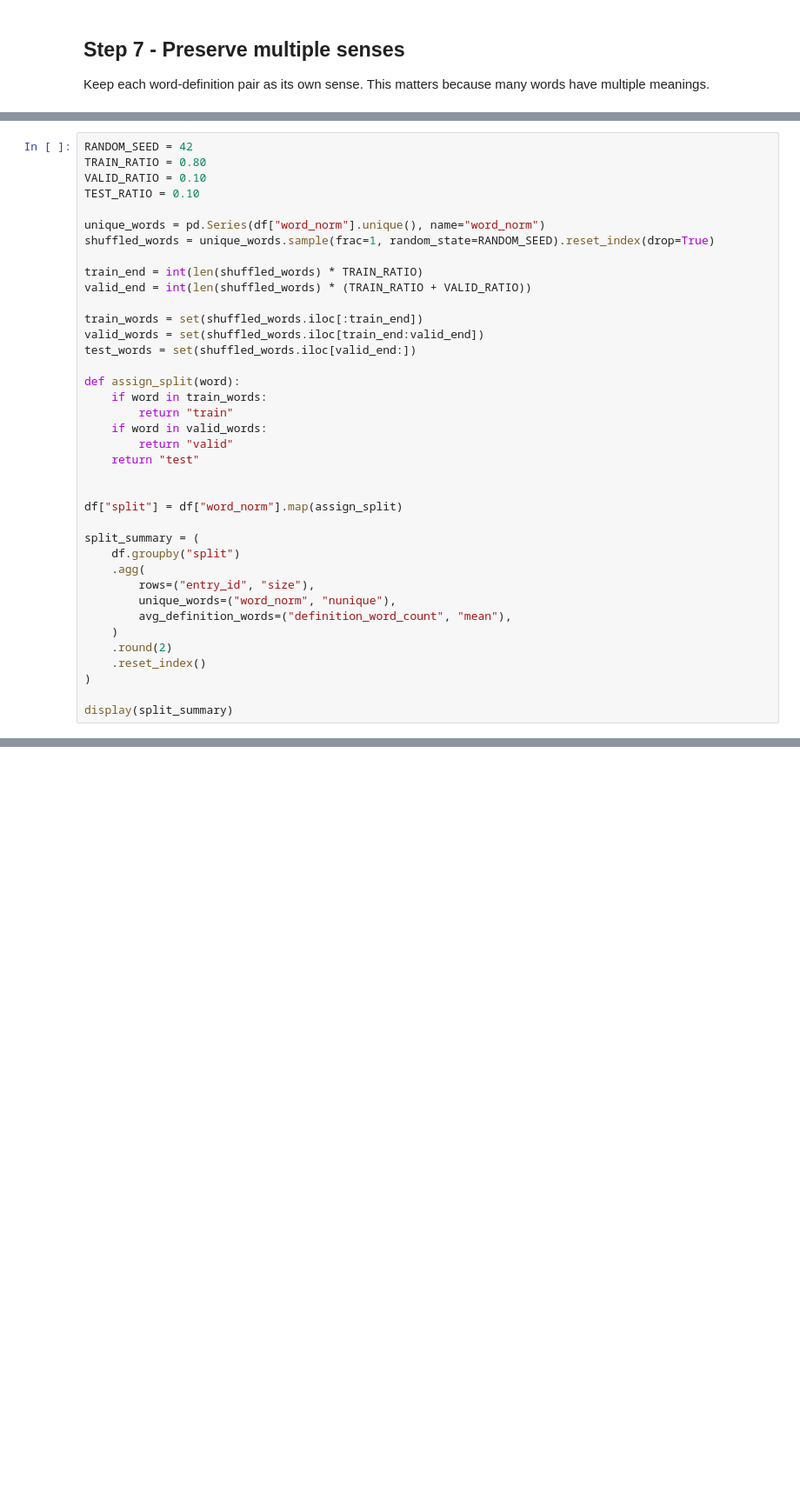
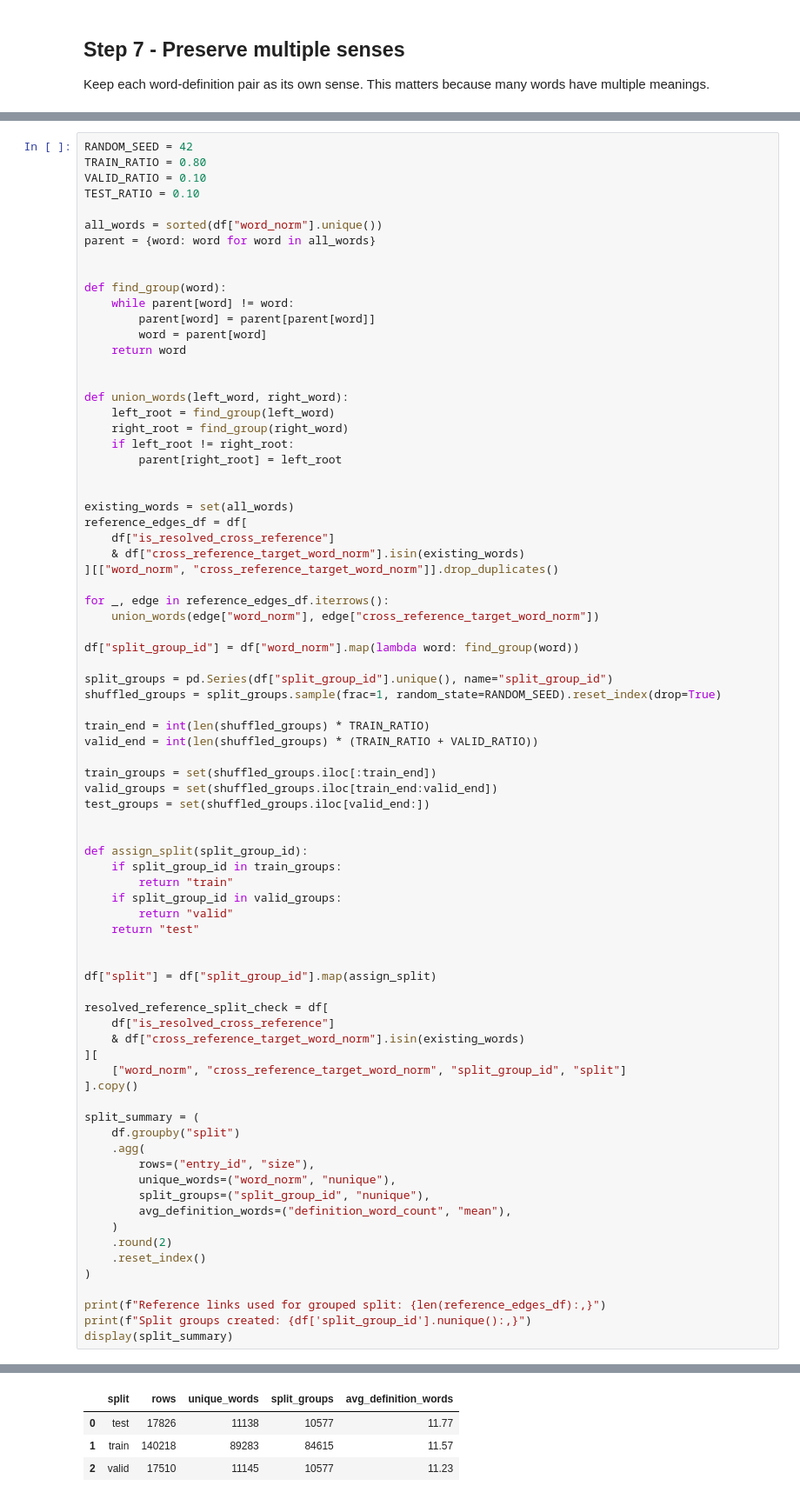
Before and after one commit to DivProC/MLCapstone_ReverseDict, a Jupyter notebook: notebooks/02_preprocessing_OPTED.ipynb, the cells around one changed output, grey strips where cells are left out. Shown at 87% size. Drawn from its saved outputs; the diff is of its cells as text; blank space fills up the shorter version.

```diff
--- a/notebooks/02_preprocessing_OPTED.ipynb
+++ b/notebooks/02_preprocessing_OPTED.ipynb
@@ -175,35 +536,76 @@ TRAIN_RATIO = 0.80
 VALID_RATIO = 0.10
 TEST_RATIO = 0.10
 
-unique_words = pd.Series(df["word_norm"].unique(), name="word_norm")
-shuffled_words = unique_words.sample(frac=1, random_state=RANDOM_SEED).reset_index(drop=True)
+all_words = sorted(df["word_norm"].unique())
+parent = {word: word for word in all_words}
 
-train_end = int(len(shuffled_words) * TRAIN_RATIO)
-valid_end = int(len(shuffled_words) * (TRAIN_RATIO + VALID_RATIO))
 
-train_words = set(shuffled_words.iloc[:train_end])
-valid_words = set(shuffled_words.iloc[train_end:valid_end])
-test_words = set(shuffled_words.iloc[valid_end:])
+def find_group(word):
+    while parent[word] != word:
+        parent[word] = parent[parent[word]]
+        word = parent[word]
+    return word
 
-def assign_split(word):
-    if word in train_words:
+
+def union_words(left_word, right_word):
+    left_root = find_group(left_word)
+    right_root = find_group(right_word)
+    if left_root != right_root:
+        parent[right_root] = left_root
+
+
+existing_words = set(all_words)
+reference_edges_df = df[
+    df["is_resolved_cross_reference"]
+    & df["cross_reference_target_word_norm"].isin(existing_words)
+][["word_norm", "cross_reference_target_word_norm"]].drop_duplicates()
+
+for _, edge in reference_edges_df.iterrows():
+    union_words(edge["word_norm"], edge["cross_reference_target_word_norm"])
+
+df["split_group_id"] = df["word_norm"].map(lambda word: find_group(word))
+
+split_groups = pd.Series(df["split_group_id"].unique(), name="split_group_id")
+shuffled_groups = split_groups.sample(frac=1, random_state=RANDOM_SEED).reset_index(drop=True)
+
+train_end = int(len(shuffled_groups) * TRAIN_RATIO)
+valid_end = int(len(shuffled_groups) * (TRAIN_RATIO + VALID_RATIO))
+
+train_groups = set(shuffled_groups.iloc[:train_end])
+valid_groups = set(shuffled_groups.iloc[train_end:valid_end])
+test_groups = set(shuffled_groups.iloc[valid_end:])
+
+
+def assign_split(split_group_id):
+    if split_group_id in train_groups:
         return "train"
-    if word in valid_words:
+    if split_group_id in valid_groups:
         return "valid"
     return "test"
 
 
-df["split"] = df["word_norm"].map(assign_split)
+df["split"] = df["split_group_id"].map(assign_split)
+
+resolved_reference_split_check = df[
+    df["is_resolved_cross_reference"]
+    & df["cross_reference_target_word_norm"].isin(existing_words)
+][
+    ["word_norm", "cross_reference_target_word_norm", "split_group_id", "split"]
+].copy()
 
 split_summary = (
     df.groupby("split")
     .agg(
         rows=("entry_id", "size"),
         unique_words=("word_norm", "nunique"),
+        split_groups=("split_group_id", "nunique"),
         avg_definition_words=("definition_word_count", "mean"),
     )
     .round(2)
     .reset_index()
 )
 
+print(f"Reference links used for grouped split: {len(reference_edges_df):,}")
+print(f"Split groups created: {df['split_group_id'].nunique():,}")
 display(split_summary)
+# %% [output]
@@ -210 +614,5 @@ display(split_summary)
+|  | split | rows | unique_words | split_groups | avg_definition_words |
+| 0 | test | 17826 | 11138 | 10577 | 11.77 |
+| 1 | train | 140218 | 89283 | 84615 | 11.57 |
+| 2 | valid | 17510 | 11145 | 10577 | 11.23 |
 # %% [markdown]
```
Also changed, not shown: parts of 27 cells of this notebook, 9 other files.
